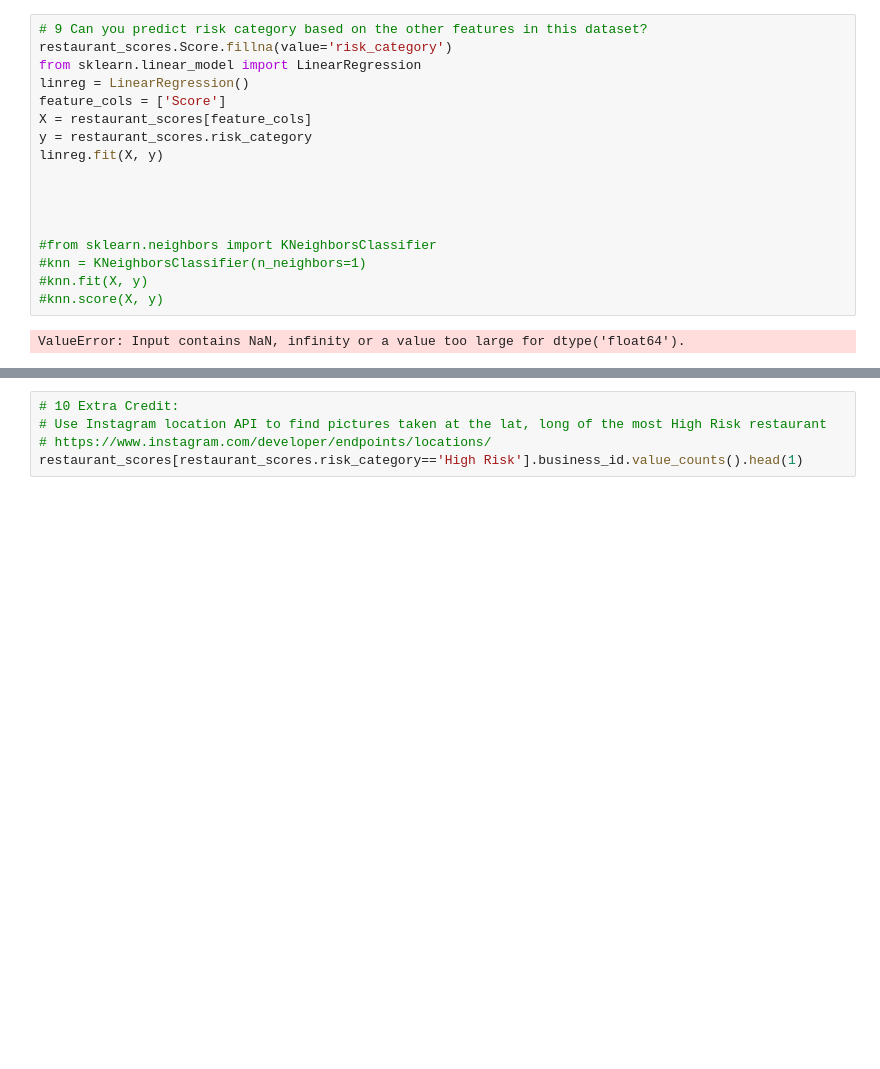
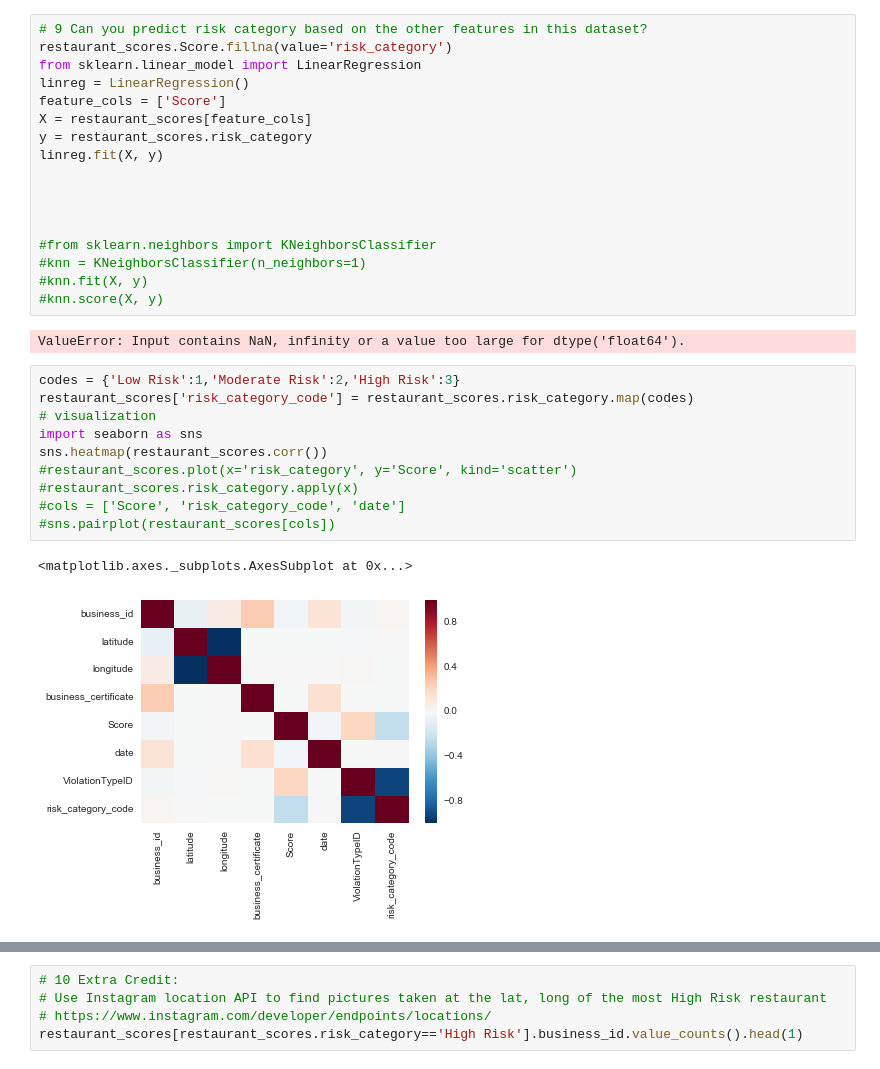
Before and after one commit to deepagoyal/sfdat28_work, a Jupyter notebook: hw/hw1.ipynb, the cells around one changed output, grey strips where cells are left out. Drawn from its saved outputs; the diff is of its cells as text; blank space fills up the shorter version.

```diff
--- a/hw/hw1.ipynb
+++ b/hw/hw1.ipynb
@@ -209,3 +209,16 @@ linreg.fit(X, y)
 #knn.score(X, y)
 # %% [output]
 ValueError: Input contains NaN, infinity or a value too large for dtype('float64').
+# %%
+codes = {'Low Risk':1,'Moderate Risk':2,'High Risk':3}
+restaurant_scores['risk_category_code'] = restaurant_scores.risk_category.map(codes)
+# visualization
+import seaborn as sns
+sns.heatmap(restaurant_scores.corr())
+#restaurant_scores.plot(x='risk_category', y='Score', kind='scatter')
+#restaurant_scores.risk_category.apply(x)
+#cols = ['Score', 'risk_category_code', 'date']
+#sns.pairplot(restaurant_scores[cols])
+# %% [output]
+<matplotlib.axes._subplots.AxesSubplot at 0x...>
+[figure, added]
```
Also changed, not shown: parts of 2 cells of this notebook, 4 other files.
